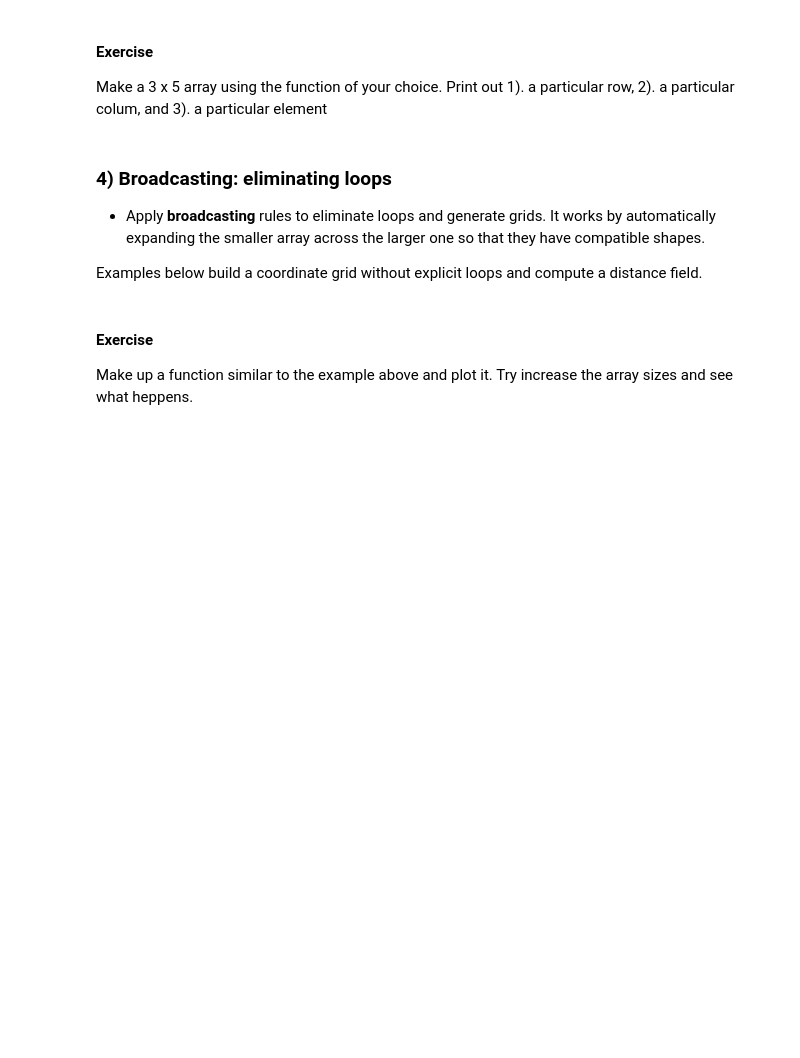
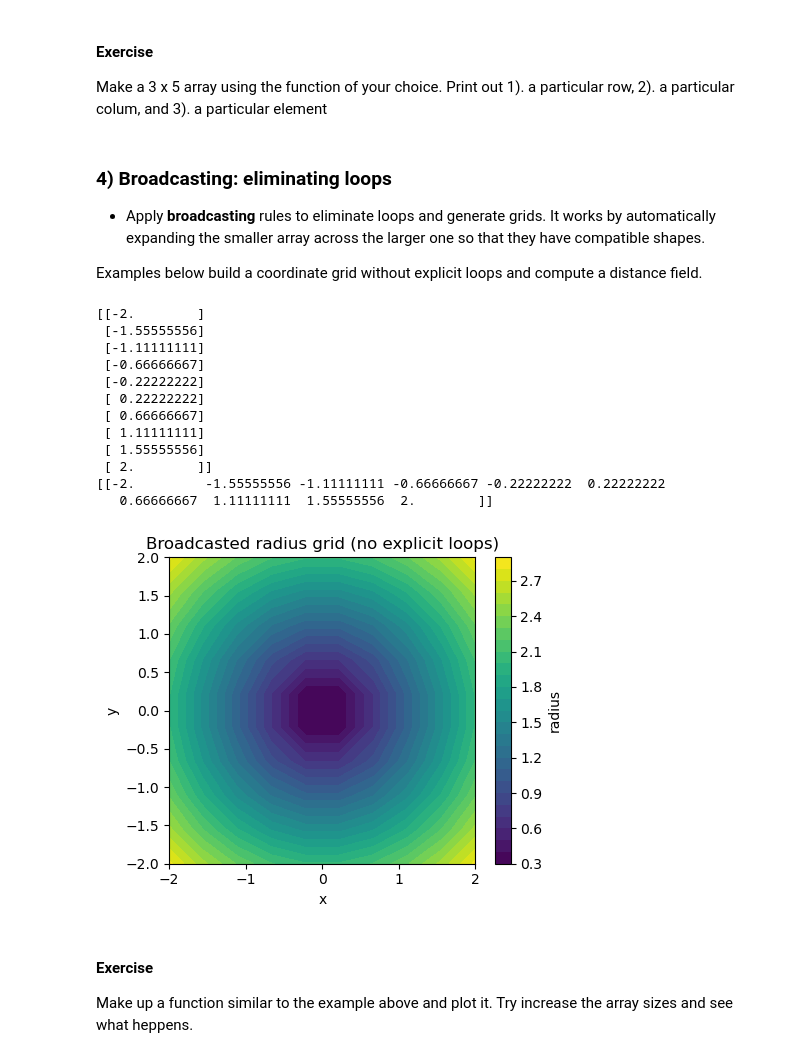
Before and after one commit to chrsshkm/Engineering-Methods-Lecture-Exercises, a Jupyter notebook: Leacture 7_NumPy_Exercise.ipynb, the cells around one changed output. Saved outputs shown, nothing was run; the diff lists cells and outputs as text; code cells hidden in the pictures; blank space fills up the shorter version.

```diff
--- a/Leacture 7_NumPy_Exercise.ipynb
+++ b/Leacture 7_NumPy_Exercise.ipynb
@@ -162,20 +182,34 @@ Examples below build a coordinate grid without explicit loops and compute a dist
 # %%
 import numpy as np, matplotlib.pyplot as plt
 
-x = np.linspace(-2, 2, num=10, dtype=float)[:, None]   # shape (10,1) column
+x = np.linspace(-2, 2, 10, dtype=float)[:, None]   # shape (10,1) column
 y = np.linspace(-2, 2, 10, dtype= float)[None, :]   # shape (1,10) row
 print(x)
 print(y)
 X = x + 0*y                             # broadcast to (10,10)
 Y = 0*x + y                             # broadcast to (10,10)
 R = np.sqrt(X**2 + Y**2)                # element-wise
 # print(R)
 plt.figure(figsize=(5,4))
-plt.contourf(X, Y, R, levels=15, cmap='viridis')
+plt.contourf(X, Y, R, levels=30, cmap='viridis')
 plt.colorbar(label='radius')
 plt.gca().set_aspect('equal', 'box')
 plt.title('Broadcasted radius grid (no explicit loops)')
 plt.xlabel('x'); plt.ylabel('y'); plt.tight_layout(); plt.show()
+# %% [output]
+[[-2.        ]
+ [-1.55555556]
+ [-1.11111111]
+ [-0.66666667]
+ [-0.22222222]
+ [ 0.22222222]
+ [ 0.66666667]
+ [ 1.11111111]
+ [ 1.55555556]
+ [ 2.        ]]
+[[-2.         -1.55555556 -1.11111111 -0.66666667 -0.22222222  0.22222222
+   0.66666667  1.11111111  1.55555556  2.        ]]
+[figure, added]
 # %% [markdown]
 #### Exercise
 Make up a function similar to the example above and plot it.
```
Also changed, not shown: parts of 4 cells of this notebook.
